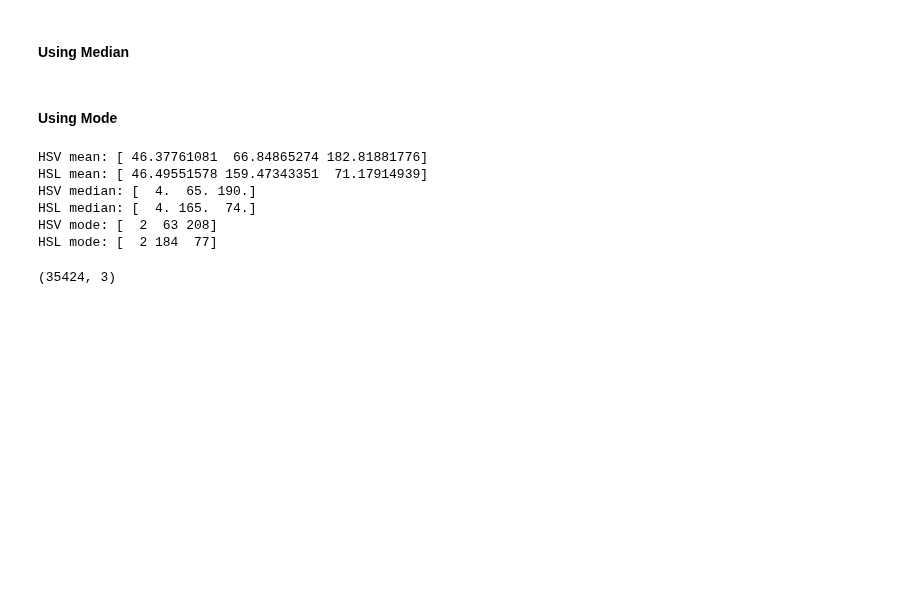
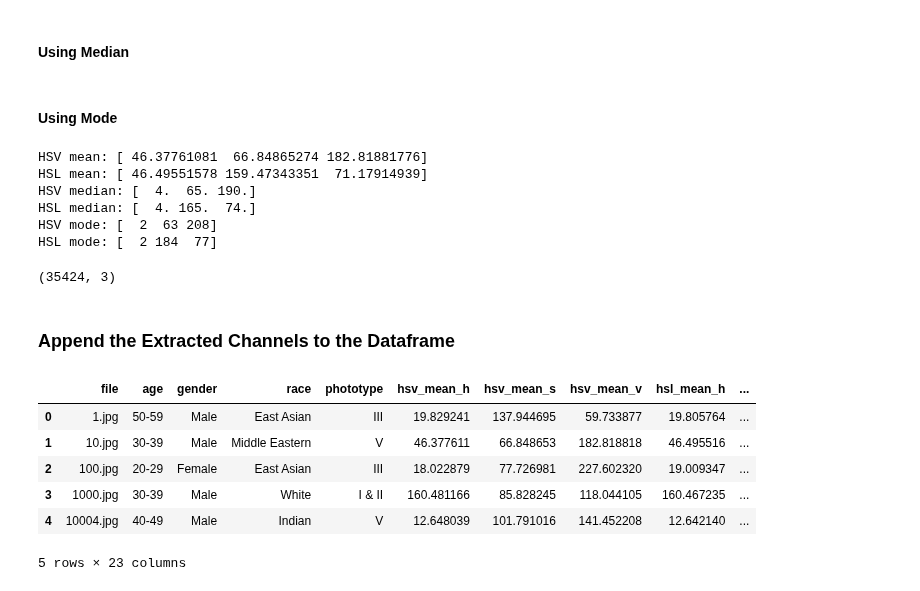
Before and after one commit to janeclrst/fores-1, a Jupyter notebook: main.ipynb, the cells around one changed output. Saved outputs shown, nothing was run; the diff lists cells and outputs as text; code cells hidden in the pictures; blank space fills up the shorter version.

```diff
--- a/main.ipynb
+++ b/main.ipynb
@@ -261,3 +261,5 @@ hsl_mode_test = np.array([extract_hsl_mode(img) for img in test_zoomed_images])
 hsv_mean_train.shape
 # %% [output]
 (35424, 3)
+# %% [markdown]
+### Append the Extracted Channels to the Dataframe
@@ -263,0 +317,11 @@ hsv_mean_train.shape
+# %%
+# Show the dataframe
+df_train.head()
+# %% [output]
+|  | file | age | gender | race | phototype | hsv_mean_h | hsv_mean_s | hsv_mean_v | hsl_mean_h | ... |
+| 0 | 1.jpg | 50-59 | Male | East Asian | III | 19.829241 | 137.944695 | 59.733877 | 19.805764 | ... |
+| 1 | 10.jpg | 30-39 | Male | Middle Eastern | V | 46.377611 | 66.848653 | 182.818818 | 46.495516 | ... |
+| 2 | 100.jpg | 20-29 | Female | East Asian | III | 18.022879 | 77.726981 | 227.602320 | 19.009347 | ... |
+| 3 | 1000.jpg | 30-39 | Male | White | I & II | 160.481166 | 85.828245 | 118.044105 | 160.467235 | ... |
+| 4 | 10004.jpg | 40-49 | Male | Indian | V | 12.648039 | 101.791016 | 141.452208 | 12.642140 | ... |
+5 rows × 23 columns
```
Also changed, not shown: parts of 6 cells of this notebook.
